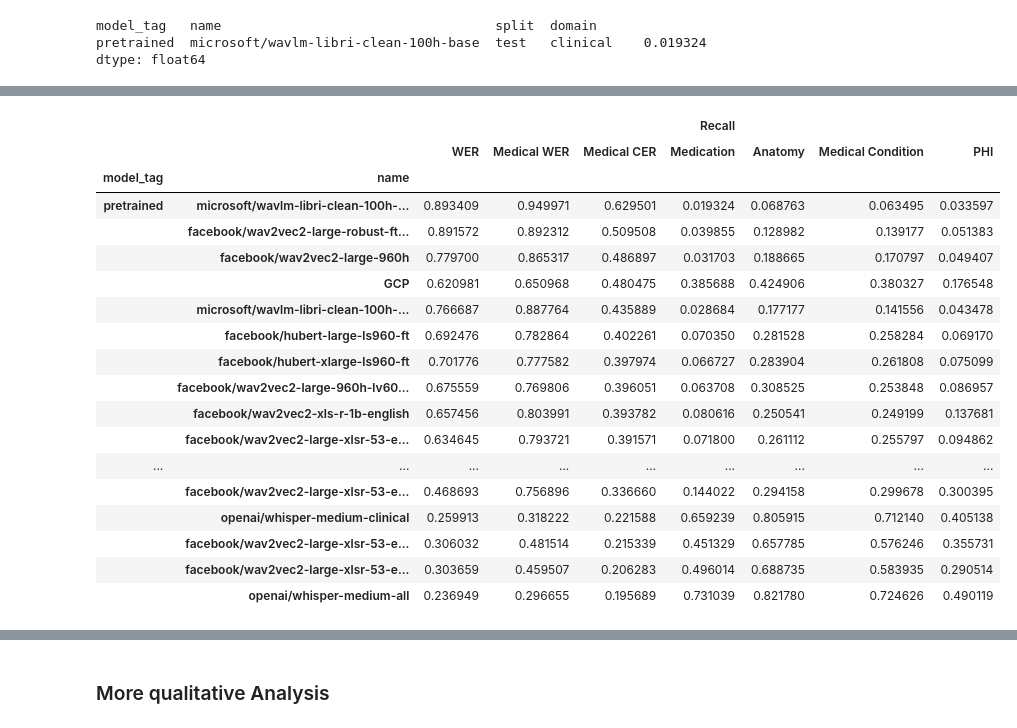
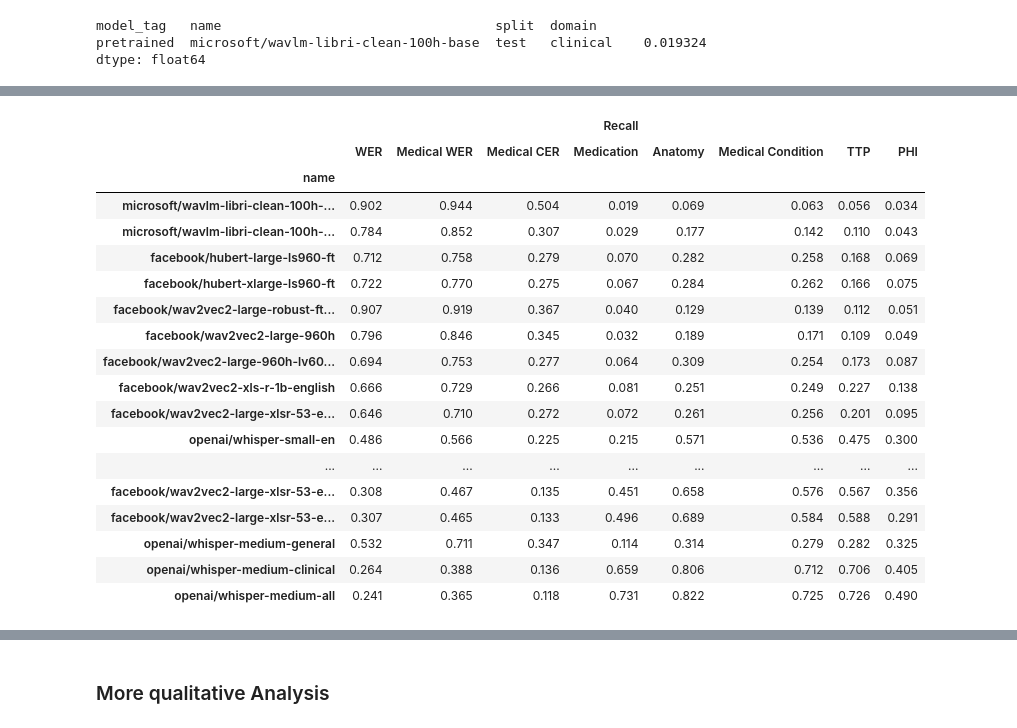
Before and after one commit to intron-innovation/AfriSpeech-200, a Jupyter notebook: notebooks/clinical_ner.ipynb, the cells around one changed output, grey strips where cells are left out. Saved outputs shown, nothing was run; the diff lists cells and outputs as text; code cells hidden in the pictures.

```diff
--- a/notebooks/clinical_ner.ipynb
+++ b/notebooks/clinical_ner.ipynb
@@ -615,0 +700,2 @@ def get_most_similar_word(entity, prediction):
+# %%
+df_merge["pred_cat_entities_medtextalign"] = df_merge.apply(lambda x: f(x), axis=1)
@@ -803,12 +914,16 @@ for y_true, y_pred in zip(["MEDICATION_count", "ANATOMY_count",
 df_group_list_mae = pd.concat(df_group_list, axis=1)
 # %%
 df_group_list = []
-for y_true, y_pred in zip(["MEDICATION_count", "ANATOMY_count",
+for y_true, y_pred in zip(["MEDICATION_count",
+                           "ANATOMY_count",
                            "MEDICAL_CONDITION_count",
-                           "PROTECTED_HEALTH_INFORMATION_count"],
-                          ["pred_MEDICATION_exact_count", "pred_ANATOMY_exact_count",
+                           "PROTECTED_HEALTH_INFORMATION_count",
+                           "TEST_TREATMENT_PROCEDURE_count"],
+                          ["pred_MEDICATION_exact_count",
+                           "pred_ANATOMY_exact_count",
                            "pred_MEDICAL_CONDITION_exact_count",
-                           "pred_PROTECTED_HEALTH_INFORMATION_exact_count"]):
+                           "pred_PROTECTED_HEALTH_INFORMATION_exact_count",
+                           "pred_TEST_TREATMENT_PROCEDURE_exact_count"]):
 
                           df_temp = df_merge.query(f"{y_true} > 0")
                           df_temp_group = df_temp.groupby(indexes).apply(lambda x: recall(true_positives=x[y_pred].values, total_positives=x[y_true].values))
@@ -837,7 +952,7 @@ df_result_ = df_group_list_mae.merge(df_group_list_recall, on=indexes)
 df_result_all = _df_result.merge(df_result_, on=indexes)
 
 df_result_all = df_result_all.sort_values(["model_tag", ("", "Medical CER")], ascending=False)
-df_result_all = df_result_all.droplevel([2,3], axis=0)
+df_result_all = df_result_all.droplevel([0,2,3], axis=0)
 
 df_result_all
 # %% [output]
@@ -864,31 +979,63 @@ df_result_all
 rename_columns = {'MEDICATION_count': 'Medication',
                   "MEDICAL_CONDITION_count": "Medical Condition",
                   "ANATOMY_count": "Anatomy",
-                 "PROTECTED_HEALTH_INFORMATION_count": "PHI"}
+                 "PROTECTED_HEALTH_INFORMATION_count": "PHI",
+                 "TEST_TREATMENT_PROCEDURE_count": "TTP"}
 df_result_all = df_result_all.rename(columns=rename_columns)
 # %%
-columns_to_report = [("", "WER"), ("", "Medical WER"), ("", "Medical CER"),
+columns_to_report = [("", "WER"), ("", "Medical WER"),
+                     ("", "Medical CER"),
                      ("Recall", "Medication"),
-                     ("Recall", "Anatomy"), ("Recall", "Medical Condition"),
+                     ("Recall", "Anatomy"),
+                     ("Recall", "Medical Condition"),
+                     ("Recall", "TTP"),
                      ("Recall", "PHI")]
-df_result_all[columns_to_report]
+
+models = [
+    "microsoft/wavlm-libri-clean-100h-base",
+    "microsoft/wavlm-libri-clean-100h-large",
+    "facebook/hubert-large-ls960-ft",
+    "facebook/hubert-xlarge-ls960-ft",
+    "facebook/wav2vec2-large-robust-ft-swbd-300h",
+    "facebook/wav2vec2-large-960h",
+    "facebook/wav2vec2-large-960h-lv60-self",
+    "facebook/wav2vec2-xls-r-1b-english",
+    "facebook/wav2vec2-large-xlsr-53-english",
+    "openai/whisper-small-en",
+    "openai/whisper-small",
+    "openai/whisper-medium-en",
+    "openai/whisper-medium",
+    "openai/whisper-large",
+    "Azure",
+    "AWS",
+    "AWS [Medical] (Primary Care)",
+    "GCP",
+    "GCP [Medical]",
+    "facebook/wav2vec2-large-xlsr-53-english-general",
+    "facebook/wav2vec2-large-xlsr-53-english-all",
+    "facebook/wav2vec2-large-xlsr-53-english-clinical",
+    "openai/whisper-medium-general",
+    "openai/whisper-medium-clinical",
+    "openai/whisper-medium-all"
+]
+df_result_all.loc[models][columns_to_report].round(3)
 # %% [output]
-|  |  |  |  |  | Recall |  |  |  |
-|  |  | WER | Medical WER | Medical CER | Medication | Anatomy | Medical Condition | PHI |
-| model_tag | name |  |  |  |  |  |  |  |
-| pretrained | microsoft/wavlm-libri-clean-100h-... | 0.893409 | 0.949971 | 0.629501 | 0.019324 | 0.068763 | 0.063495 | 0.033597 |
-|  | facebook/wav2vec2-large-robust-ft... | 0.891572 | 0.892312 | 0.509508 | 0.039855 | 0.128982 | 0.139177 | 0.051383 |
-|  | facebook/wav2vec2-large-960h | 0.779700 | 0.865317 | 0.486897 | 0.031703 | 0.188665 | 0.170797 | 0.049407 |
-|  | GCP | 0.620981 | 0.650968 | 0.480475 | 0.385688 | 0.424906 | 0.380327 | 0.176548 |
-|  | microsoft/wavlm-libri-clean-100h-... | 0.766687 | 0.887764 | 0.435889 | 0.028684 | 0.177177 | 0.141556 | 0.043478 |
-|  | facebook/hubert-large-ls960-ft | 0.692476 | 0.782864 | 0.402261 | 0.070350 | 0.281528 | 0.258284 | 0.069170 |
-|  | facebook/hubert-xlarge-ls960-ft | 0.701776 | 0.777582 | 0.397974 | 0.066727 | 0.283904 | 0.261808 | 0.075099 |
-|  | facebook/wav2vec2-large-960h-lv60... | 0.675559 | 0.769806 | 0.396051 | 0.063708 | 0.308525 | 0.253848 | 0.086957 |
-|  | facebook/wav2vec2-xls-r-1b-english | 0.657456 | 0.803991 | 0.393782 | 0.080616 | 0.250541 | 0.249199 | 0.137681 |
-|  | facebook/wav2vec2-large-xlsr-53-e... | 0.634645 | 0.793721 | 0.391571 | 0.071800 | 0.261112 | 0.255797 | 0.094862 |
+|  |  |  |  | Recall |  |  |  |  |
+|  | WER | Medical WER | Medical CER | Medication | Anatomy | Medical Condition | TTP | PHI |
+| name |  |  |  |  |  |  |  |  |
+| microsoft/wavlm-libri-clean-100h-... | 0.902 | 0.944 | 0.504 | 0.019 | 0.069 | 0.063 | 0.056 | 0.034 |
+| microsoft/wavlm-libri-clean-100h-... | 0.784 | 0.852 | 0.307 | 0.029 | 0.177 | 0.142 | 0.110 | 0.043 |
+| facebook/hubert-large-ls960-ft | 0.712 | 0.758 | 0.279 | 0.070 | 0.282 | 0.258 | 0.168 | 0.069 |
+| facebook/hubert-xlarge-ls960-ft | 0.722 | 0.770 | 0.275 | 0.067 | 0.284 | 0.262 | 0.166 | 0.075 |
+| facebook/wav2vec2-large-robust-ft... | 0.907 | 0.919 | 0.367 | 0.040 | 0.129 | 0.139 | 0.112 | 0.051 |
+| facebook/wav2vec2-large-960h | 0.796 | 0.846 | 0.345 | 0.032 | 0.189 | 0.171 | 0.109 | 0.049 |
+| facebook/wav2vec2-large-960h-lv60... | 0.694 | 0.753 | 0.277 | 0.064 | 0.309 | 0.254 | 0.173 | 0.087 |
+| facebook/wav2vec2-xls-r-1b-english | 0.666 | 0.729 | 0.266 | 0.081 | 0.251 | 0.249 | 0.227 | 0.138 |
+| facebook/wav2vec2-large-xlsr-53-e... | 0.646 | 0.710 | 0.272 | 0.072 | 0.261 | 0.256 | 0.201 | 0.095 |
+| openai/whisper-small-en | 0.486 | 0.566 | 0.225 | 0.215 | 0.571 | 0.536 | 0.475 | 0.300 |
 | ... | ... | ... | ... | ... | ... | ... | ... | ... |
-|  | facebook/wav2vec2-large-xlsr-53-e... | 0.468693 | 0.756896 | 0.336660 | 0.144022 | 0.294158 | 0.299678 | 0.300395 |
-|  | openai/whisper-medium-clinical | 0.259913 | 0.318222 | 0.221588 | 0.659239 | 0.805915 | 0.712140 | 0.405138 |
-|  | facebook/wav2vec2-large-xlsr-53-e... | 0.306032 | 0.481514 | 0.215339 | 0.451329 | 0.657785 | 0.576246 | 0.355731 |
-|  | facebook/wav2vec2-large-xlsr-53-e... | 0.303659 | 0.459507 | 0.206283 | 0.496014 | 0.688735 | 0.583935 | 0.290514 |
-|  | openai/whisper-medium-all | 0.236949 | 0.296655 | 0.195689 | 0.731039 | 0.821780 | 0.724626 | 0.490119 |
+| facebook/wav2vec2-large-xlsr-53-e... | 0.308 | 0.467 | 0.135 | 0.451 | 0.658 | 0.576 | 0.567 | 0.356 |
+| facebook/wav2vec2-large-xlsr-53-e... | 0.307 | 0.465 | 0.133 | 0.496 | 0.689 | 0.584 | 0.588 | 0.291 |
+| openai/whisper-medium-general | 0.532 | 0.711 | 0.347 | 0.114 | 0.314 | 0.279 | 0.282 | 0.325 |
+| openai/whisper-medium-clinical | 0.264 | 0.388 | 0.136 | 0.659 | 0.806 | 0.712 | 0.706 | 0.405 |
+| openai/whisper-medium-all | 0.241 | 0.365 | 0.118 | 0.731 | 0.822 | 0.725 | 0.726 | 0.490 |
```
Also changed, not shown: parts of 45 cells of this notebook.
